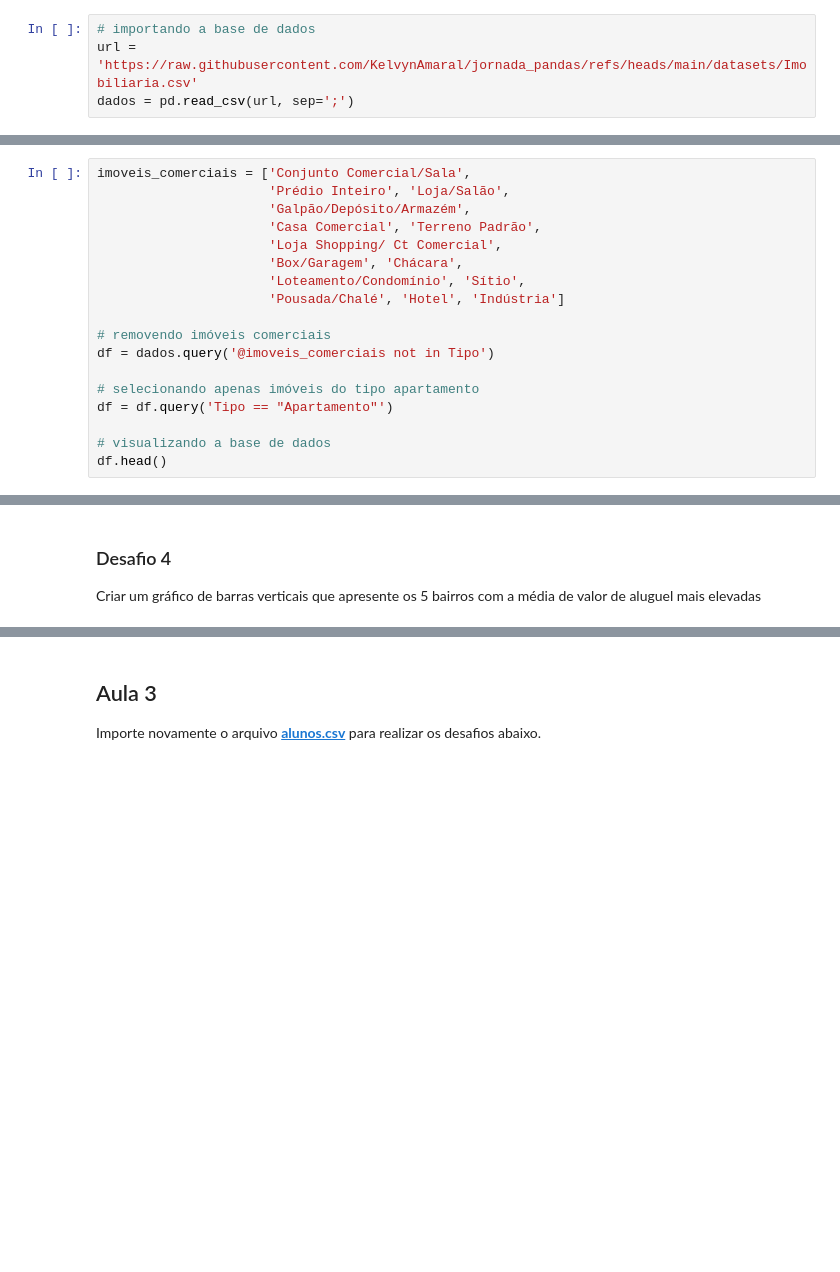
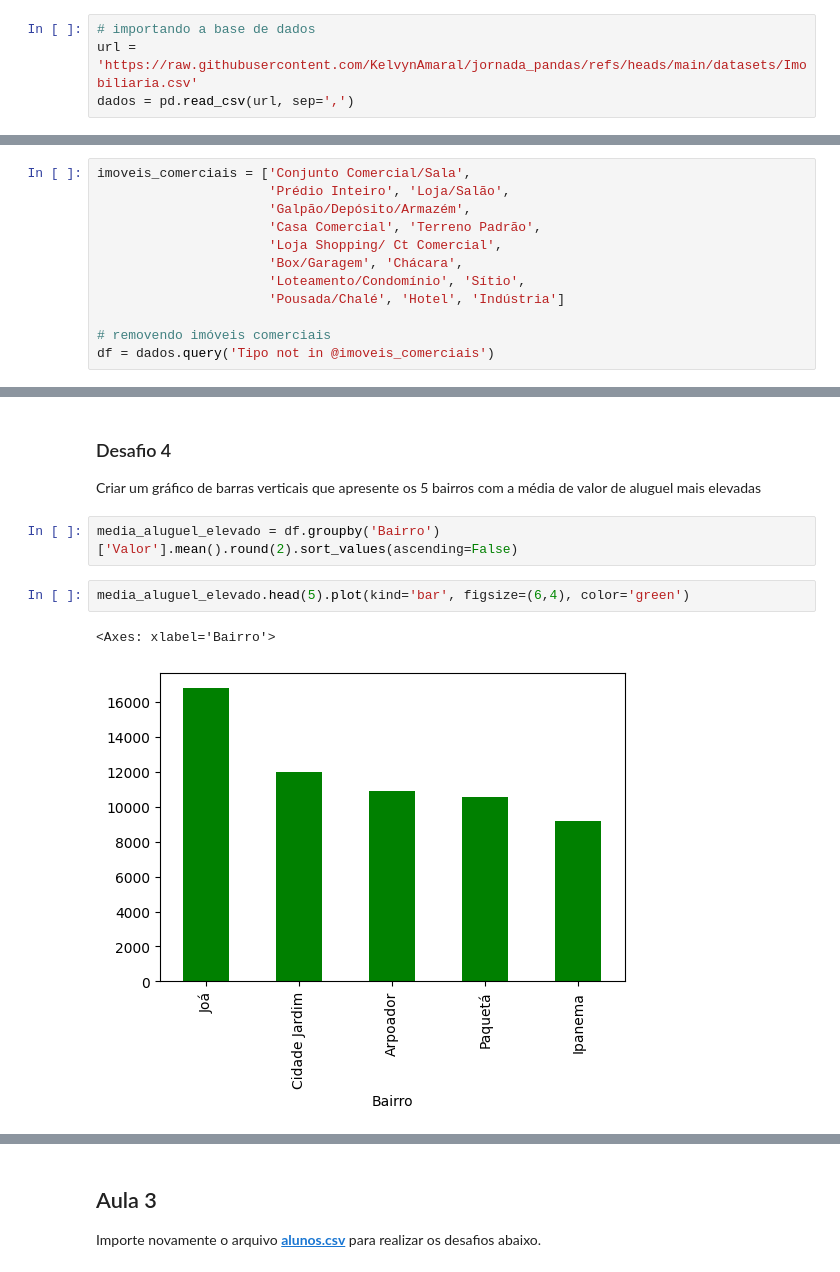
Before and after one commit to KelvynAmaral/jornada_pandas, a Jupyter notebook: notebooks/desafios.ipynb, the cells around one changed output, grey strips where cells are left out. Saved outputs shown, nothing was run; the diff lists cells and outputs as text; blank space fills up the shorter version.

```diff
--- a/notebooks/desafios.ipynb
+++ b/notebooks/desafios.ipynb
@@ -157,4 +158,4 @@ import pandas as pd
 # %%
 # importando a base de dados
 url = 'https://raw.githubusercontent.com/KelvynAmaral/jornada_pandas/refs/heads/main/datasets/Imobiliaria.csv'
-dados = pd.read_csv(url, sep=';')
+dados = pd.read_csv(url, sep=',')
@@ -169,10 +176,4 @@ imoveis_comerciais = ['Conjunto Comercial/Sala',
                       'Pousada/Chalé', 'Hotel', 'Indústria']
 
 # removendo imóveis comerciais
-df = dados.query('@imoveis_comerciais not in Tipo')
-
-# selecionando apenas imóveis do tipo apartamento
-df = df.query('Tipo == "Apartamento"')
-
-# visualizando a base de dados
-df.head()
+df = dados.query('Tipo not in @imoveis_comerciais')
@@ -195,3 +236,10 @@ Analisar quais bairros possuem a média de valor de aluguel mais elevadas
 # %% [markdown]
 ### Desafio 4
 Criar um gráfico de barras verticais que apresente os 5 bairros com a média de valor de aluguel mais elevadas
+# %%
+media_aluguel_elevado = df.groupby('Bairro')['Valor'].mean().round(2).sort_values(ascending=False)
+# %%
+media_aluguel_elevado.head(5).plot(kind='bar', figsize=(6,4), color='green')
+# %% [output]
+<Axes: xlabel='Bairro'>
+[figure, added]
```
Also changed, not shown: parts of 10 cells of this notebook.
